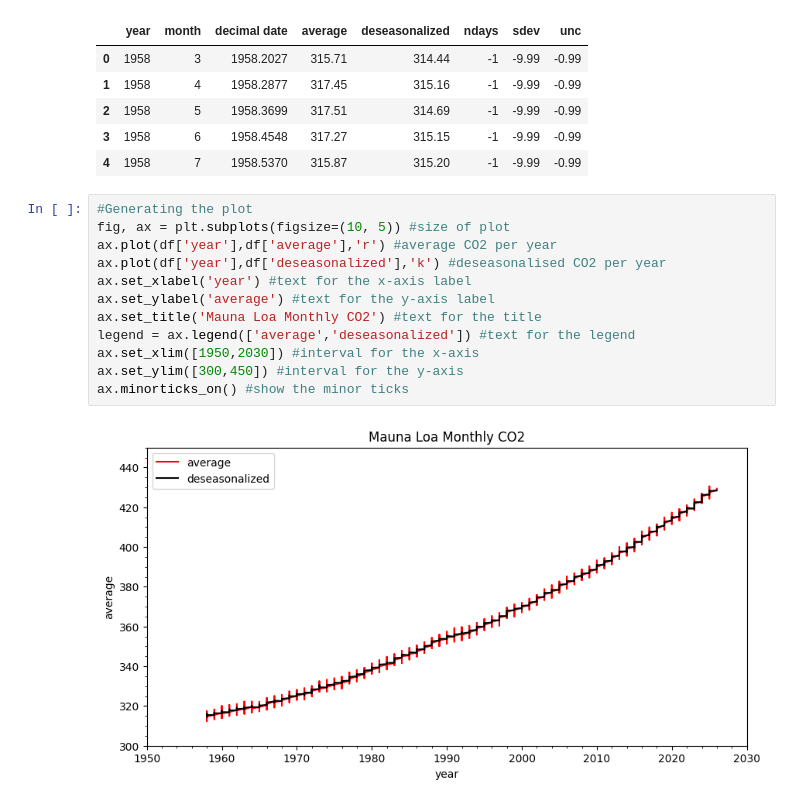
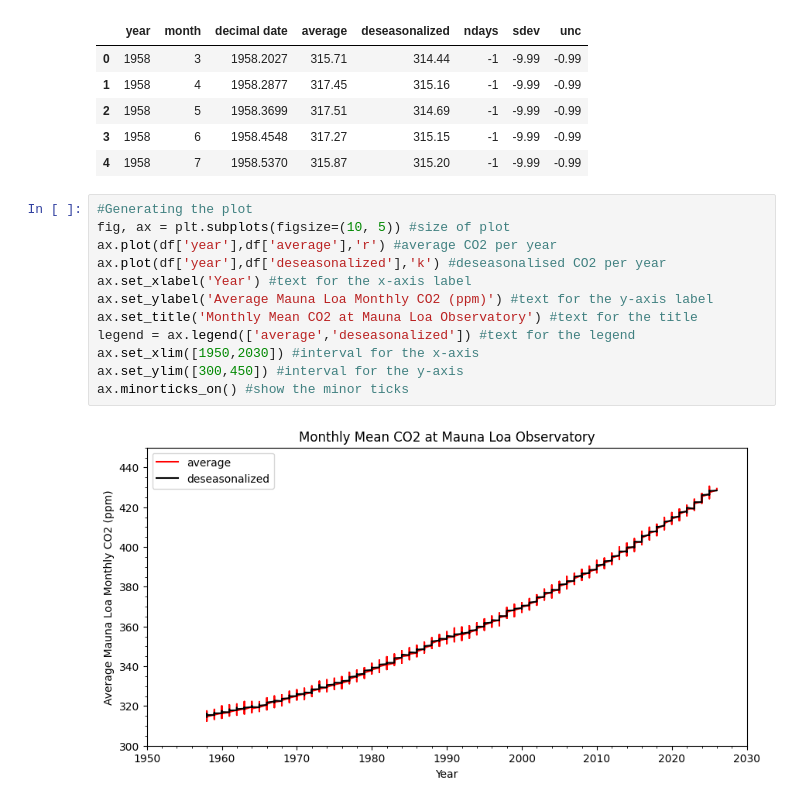
Before and after one commit to Leo05-u/7447903_Wk4_P2, a Jupyter notebook: EMSC2010_W4_P2_NB1_u7447903.ipynb, the cells around one changed output. Saved outputs shown, nothing was run; the diff lists cells and outputs as text.

```diff
--- a/EMSC2010_W4_P2_NB1_u7447903.ipynb
+++ b/EMSC2010_W4_P2_NB1_u7447903.ipynb
@@ -61,14 +61,14 @@ df.head()
 # %%
 #Generating the plot
 fig, ax = plt.subplots(figsize=(10, 5)) #size of plot
 ax.plot(df['year'],df['average'],'r') #average CO2 per year
 ax.plot(df['year'],df['deseasonalized'],'k') #deseasonalised CO2 per year
-ax.set_xlabel('year') #text for the x-axis label
-ax.set_ylabel('average') #text for the y-axis label
-ax.set_title('Mauna Loa Monthly CO2') #text for the title
+ax.set_xlabel('Year') #text for the x-axis label
+ax.set_ylabel('Average Mauna Loa Monthly CO2 (ppm)') #text for the y-axis label
+ax.set_title('Monthly Mean CO2 at Mauna Loa Observatory') #text for the title
 legend = ax.legend(['average','deseasonalized']) #text for the legend
 ax.set_xlim([1950,2030]) #interval for the x-axis
 ax.set_ylim([300,450]) #interval for the y-axis
 ax.minorticks_on() #show the minor ticks
 # %% [output]
-[figure, old version]
+[figure, new version]
```
Also changed, not shown: parts of 1 cell of this notebook.
